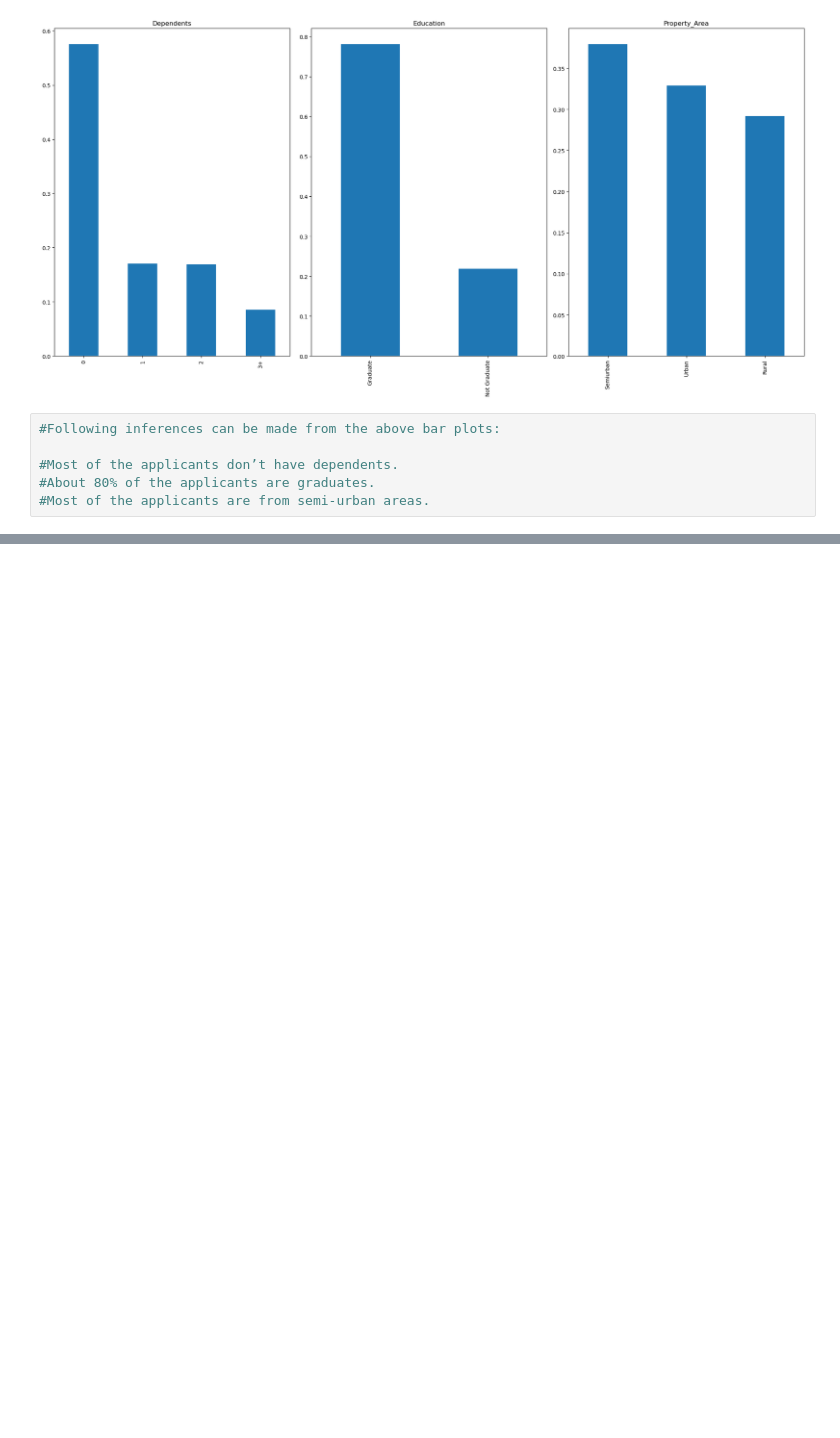
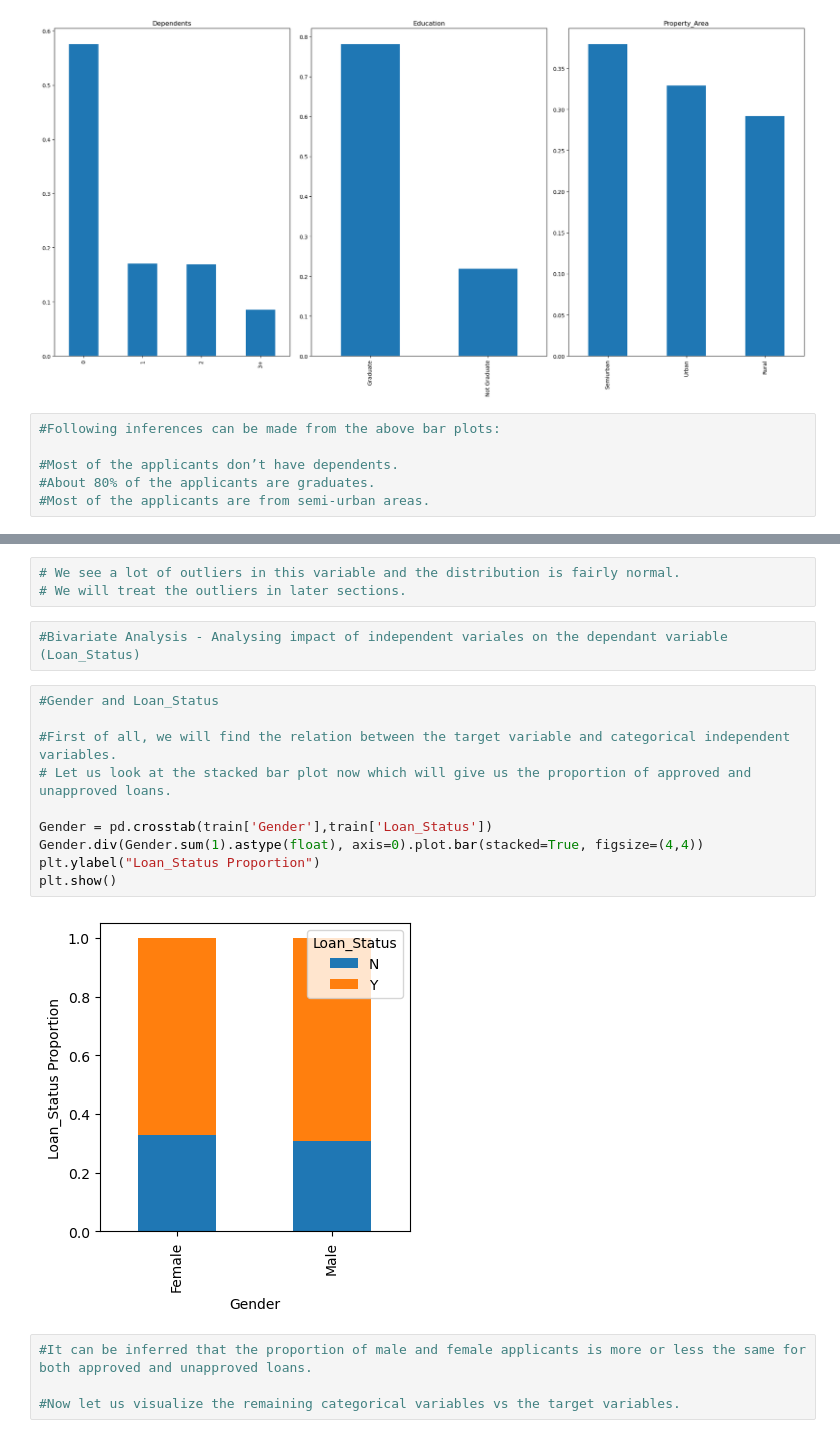
Before and after one commit to SaiSaketh-dev/Python_data_project, a Jupyter notebook: 4_loan_prediction_project/Loan_prediction.ipynb, the cells around one changed output, grey strips where cells are left out. Cells and saved outputs as stored; diff of their text form; blank space fills up the shorter version.

```diff
--- a/4_loan_prediction_project/Loan_prediction.ipynb
+++ b/4_loan_prediction_project/Loan_prediction.ipynb
@@ -164,0 +201,21 @@ plt.show()
+# %%
+# We see a lot of outliers in this variable and the distribution is fairly normal.
+# We will treat the outliers in later sections.
+# %%
+#Bivariate Analysis - Analysing impact of independent variales on the dependant variable (Loan_Status)
+# %%
+#Gender and Loan_Status
+
+#First of all, we will find the relation between the target variable and categorical independent variables.
+# Let us look at the stacked bar plot now which will give us the proportion of approved and unapproved loans.
+
+Gender = pd.crosstab(train['Gender'],train['Loan_Status'])
+Gender.div(Gender.sum(1).astype(float), axis=0).plot.bar(stacked=True, figsize=(4,4))
+plt.ylabel("Loan_Status Proportion")
+plt.show()
+# %% [output]
+[figure, added]
+# %%
+#It can be inferred that the proportion of male and female applicants is more or less the same for both approved and unapproved loans.
+
+#Now let us visualize the remaining categorical variables vs the target variables.
```
Also changed, not shown: parts of 6 cells of this notebook.
